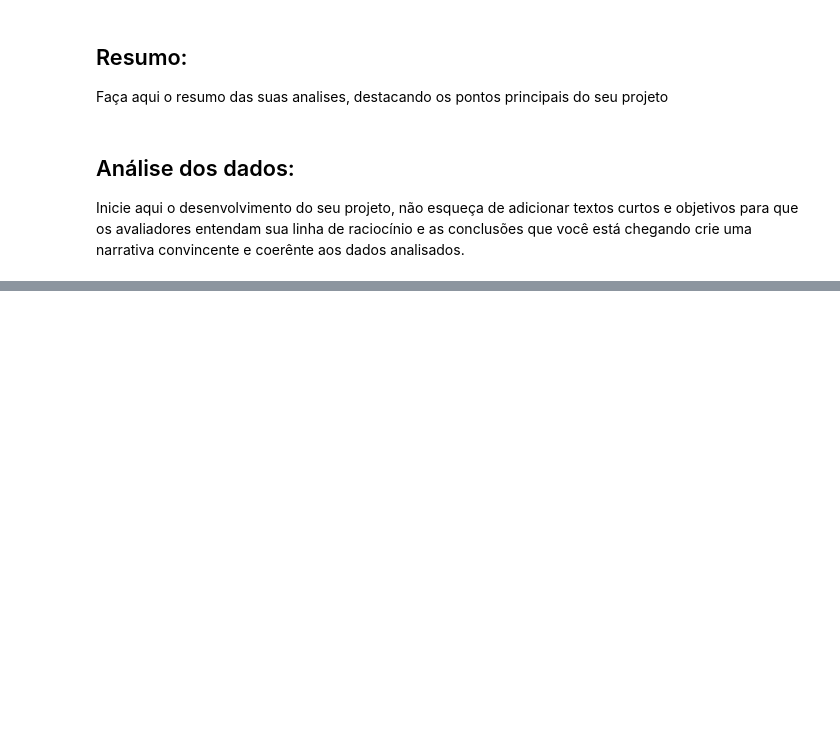
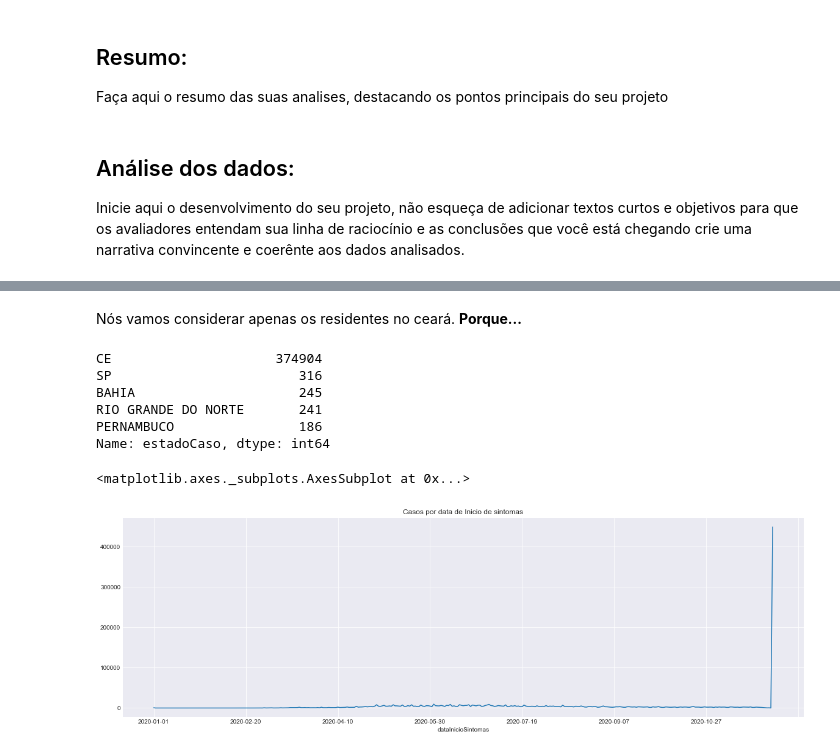
Before and after one commit to luan-prates/bootcamp-ds-aplicada-alura-2021, a Jupyter notebook: projetos/projeto_modulo_1/Projeto_Módulo_01.ipynb, the cells around one changed output, grey strips where cells are left out. Drawn from its saved outputs; the diff is of its cells as text; code cells hidden in the pictures; blank space fills up the shorter version.

```diff
--- a/projetos/projeto_modulo_1/Projeto_Módulo_01.ipynb
+++ b/projetos/projeto_modulo_1/Projeto_Módulo_01.ipynb
@@ -36,0 +39,3 @@ Inicie aqui o desenvolvimento do seu projeto, não esqueça de adicionar textos
+# %%
+import matplotlib.pyplot as plt
+plt.style.use("seaborn-darkgrid")
@@ -36,0 +73,5 @@ Inicie aqui o desenvolvimento do seu projeto, não esqueça de adicionar textos
+# %%
+import pandas as pd
+
+df_casos = pd.read_csv('dataset/casos_coronavirus_2020_12_02.csv', encoding='utf-8',
+                       sep=';', thousands='.', decimal=',',engine='python',error_bad_lines=False)
@@ -36,0 +151,11 @@ Inicie aqui o desenvolvimento do seu projeto, não esqueça de adicionar textos
+# %% [markdown]
+Nós vamos considerar apenas os residentes no ceará. **Porque...**
+# %%
+df_casos_positovos['estadoCaso'].value_counts().head()
+# %% [output]
+CE                     374904
+SP                        316
+BAHIA                     245
+RIO GRANDE DO NORTE       241
+PERNAMBUCO                186
+Name: estadoCaso, dtype: int64
@@ -36,0 +164,6 @@ Inicie aqui o desenvolvimento do seu projeto, não esqueça de adicionar textos
+# %%
+ts = df_casos.groupby(['dataInicioSintomas']).dataInicioSintomas.count()
+ts.plot(figsize=(20,6), title='Casos por data de Inicio de sintomas')
+# %% [output]
+<matplotlib.axes._subplots.AxesSubplot at 0x...>
+[figure, added]
```
Also changed, not shown: parts of 19 cells of this notebook, 3 other files.
